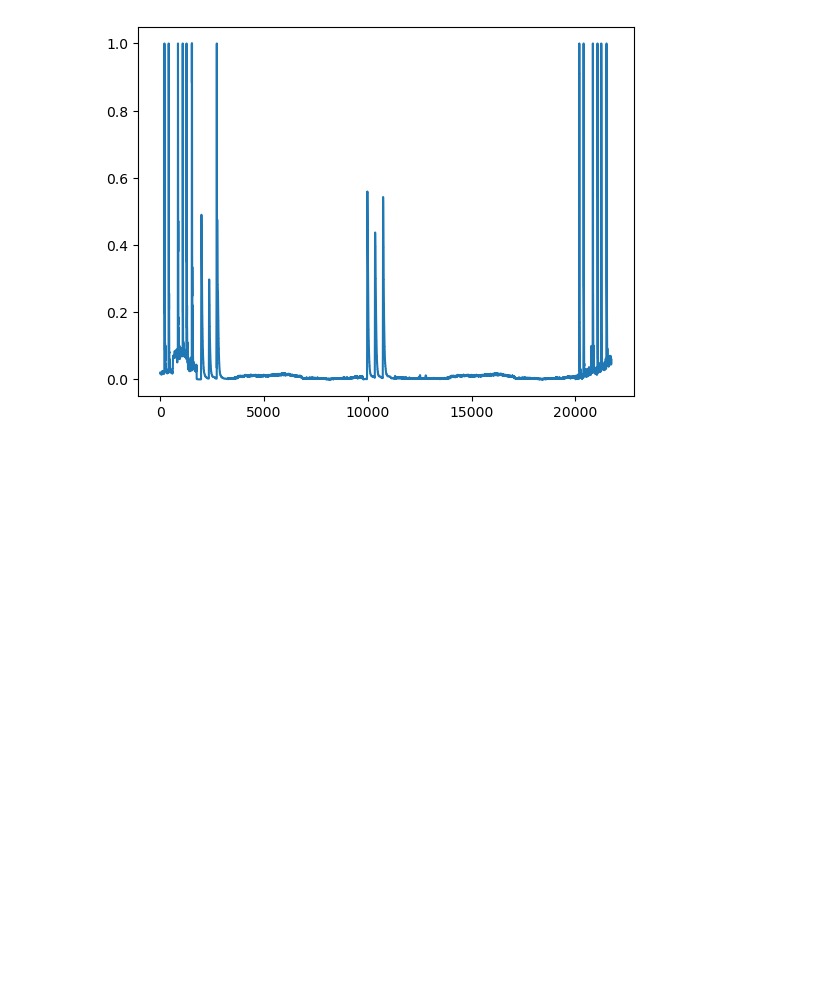
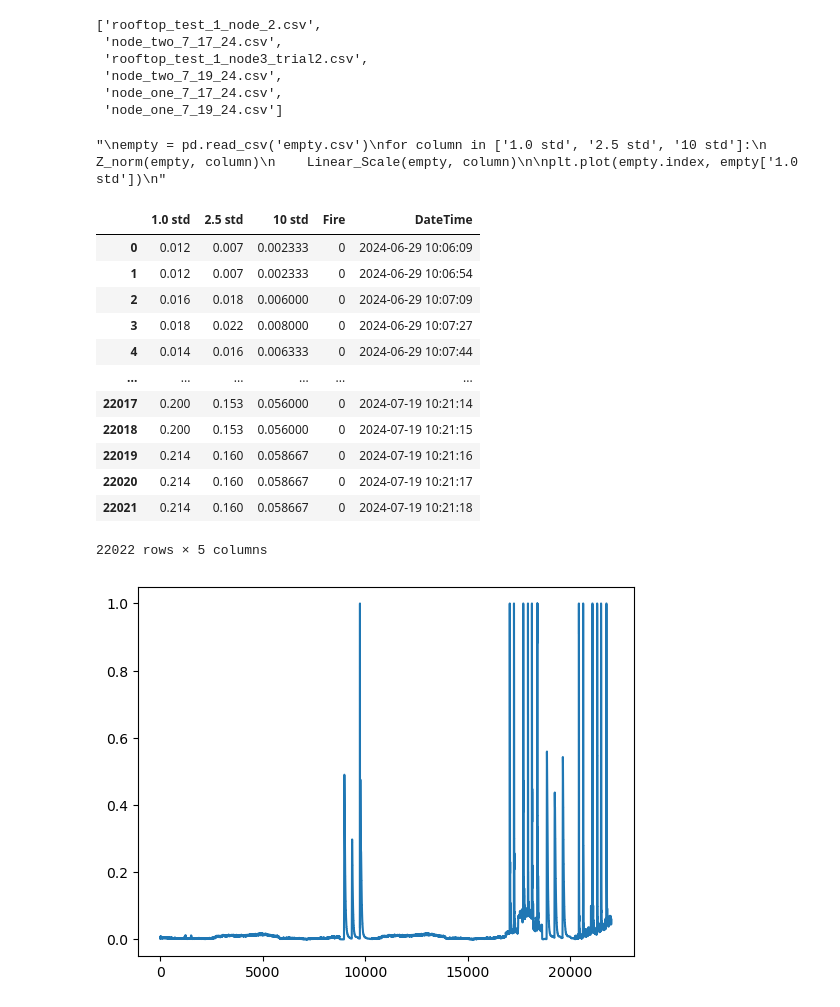
Before and after one commit to luciusgibbons/FIRE-Project, a Jupyter notebook: LSTM/Preprocessing.ipynb, the cells around one changed output. Cells and saved outputs as stored; diff of their text form; code cells hidden in the pictures; blank space fills up the shorter version.

```diff
--- a/LSTM/Preprocessing.ipynb
+++ b/LSTM/Preprocessing.ipynb
@@ -68,8 +68,16 @@ a = gitinfo()
 
 csvs = a.csv_list
 txts = a.txt_list
+csvs
+# %% [output]
+['rooftop_test_1_node_2.csv',
+ 'node_two_7_17_24.csv',
+ 'rooftop_test_1_node3_trial2.csv',
+ 'node_two_7_19_24.csv',
+ 'node_one_7_17_24.csv',
+ 'node_one_7_19_24.csv']
 # %%
-Features = ['Temperature', 'Pressure', 'Humidity', '1.0 std', '2.5 std', '10 std'] #always exclude DateTime and Mac Address
+Features = ['1.0 std', '2.5 std', '10 std'] #always exclude DateTime and Mac Address
 
 df_list = [pd.read_csv('https://github.com/luciusgibbons/FIRE-Project/blob/main/LSTM/CSVs%20with%20indexes/'+csv+'?raw=true') for csv in csvs] #creates a list of dataframes from list of csvs
 new_df_list = [Selected_Features_Only(i, Features) for i in df_list] #creates a new list of dataframes, useful for preserving old data
@@ -78,40 +86,76 @@ for i in range(len(new_df_list)): #go through each df by index and:
     Add_Fire_Column(new_df_list[i], txts[i]) #add fire column from associated txt file
     Get_DateTime_Column(new_df_list[i], df_list[i]) #DateTime object column, pulls from df_list
     Purge_Init_Zeros(new_df_list[i]) #first couple of columns tend to have 0s where they shouldn't, purge them
-    new_df_list[i].drop_duplicates(subset=new_df_list[i].columns[0:len(Features)],ignore_index=True, inplace=True) #drop duplicates
+    #new_df_list[i].drop_duplicates(subset=new_df_list[i].columns[0:len(Features)],ignore_index=True, inplace=True) #drop duplicates
 
 df = pd.concat(new_df_list, ignore_index=True) #concatenate the list into a single dataframe for more processing
+# %%
+r'''
+bothempty = [pd.read_csv('rooftop_test_1_node_2.csv'), pd.read_csv('rooftop_test_1_node3_trial2.csv')]
+big = pd.concat(bothempty, ignore_index=True)
+new_big = Selected_Features_Only(big, Features)
+new_big['Fire'] = 0
+Get_DateTime_Column(new_big, big)
+#new_big.to_csv('empty.csv', index=False)
+'''
+
+r'''
+empty = pd.read_csv('empty.csv')
+for column in ['1.0 std', '2.5 std', '10 std']:
+    Z_norm(empty, column)
+    Linear_Scale(empty, column)
+
+plt.plot(empty.index, empty['1.0 std'])
+'''
+# %% [output]
+"\nempty = pd.read_csv('empty.csv')\nfor column in ['1.0 std', '2.5 std', '10 std']:\n    Z_norm(empty, column)\n    Linear_Scale(empty, column)\n\nplt.plot(empty.index, empty['1.0 std'])\n"
 # %%
-df['Temperature'] = (df['Temperature'] / 500) + 24 #converts to deg C
-df['Humidity'] = df['Humidity'] / 512
+if 'Temperature' in Features:
+    df['Temperature'] = (df['Temperature'] / 500) + 24 #converts to deg C
 
-df = df.assign(Humidity=df['Humidity'].abs()) #turns humidity positive since its just negative sometimes
+if 'Humidity' in Features:
+    df = df.assign(Humidity=df['Humidity'].abs()) #turns humidity positive since its just negative sometimes
+    df.drop(df[df['Humidity'] == 0].index, inplace=True) #drops anytime humidity is 0
 
-df.drop(df[df['Humidity'] == 0].index, inplace=True) #drops anytime humidity is 0
-df.drop(df[df['Pressure'] == 0].index, inplace=True) #drops anytime pressure is 0
+if 'Pressure' in Features:
+    df.drop(df[df['Pressure'] == 0].index, inplace=True) #drops anytime pressure is 0
 
 
 for column in Features:
     df[column] = df[column].astype(float)
 
 #df['1.0 std'].clip(0, 3000)
 
 
 df['1.0 std'] = df['1.0 std'].clip(upper=500)
 df['2.5 std'] = df['2.5 std'].clip(upper=1000) #all cause of one stupid glitch in the data which ill delete later
 df['10 std'] = df['10 std'].clip(upper=3000)
 
 for column in ['1.0 std', '2.5 std', '10 std']:
-    Z_norm(column)
+    Z_norm(df, column)
 
 
 for column in Features:
-    Linear_Scale(column)
+    Linear_Scale(df, column)
 
 
 
 #plt.plot(df.index[:], df['Temperature'][:])
 plt.plot(df.index[:], df['10 std'])
 df.to_csv('processed.csv', index=False)
+df
 # %% [output]
+|  | 1.0 std | 2.5 std | 10 std | Fire | DateTime |
+| 0 | 0.012 | 0.007 | 0.002333 | 0 | 2024-06-29 10:06:09 |
+| 1 | 0.012 | 0.007 | 0.002333 | 0 | 2024-06-29 10:06:54 |
+| 2 | 0.016 | 0.018 | 0.006000 | 0 | 2024-06-29 10:07:09 |
+| 3 | 0.018 | 0.022 | 0.008000 | 0 | 2024-06-29 10:07:27 |
+| 4 | 0.014 | 0.016 | 0.006333 | 0 | 2024-06-29 10:07:44 |
+| ... | ... | ... | ... | ... | ... |
+| 22017 | 0.200 | 0.153 | 0.056000 | 0 | 2024-07-19 10:21:14 |
+| 22018 | 0.200 | 0.153 | 0.056000 | 0 | 2024-07-19 10:21:15 |
+| 22019 | 0.214 | 0.160 | 0.058667 | 0 | 2024-07-19 10:21:16 |
+| 22020 | 0.214 | 0.160 | 0.058667 | 0 | 2024-07-19 10:21:17 |
+| 22021 | 0.214 | 0.160 | 0.058667 | 0 | 2024-07-19 10:21:18 |
+22022 rows × 5 columns
-[figure, old version]
+[figure, new version]
```
Also changed, not shown: parts of 1 cell of this notebook, 3 other files.
